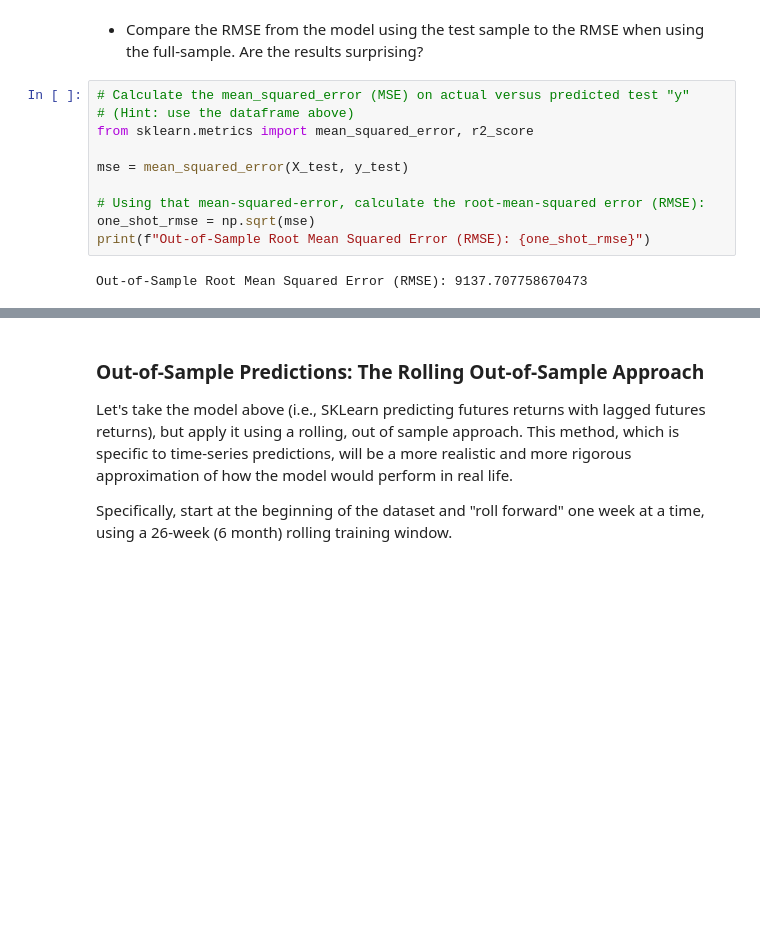
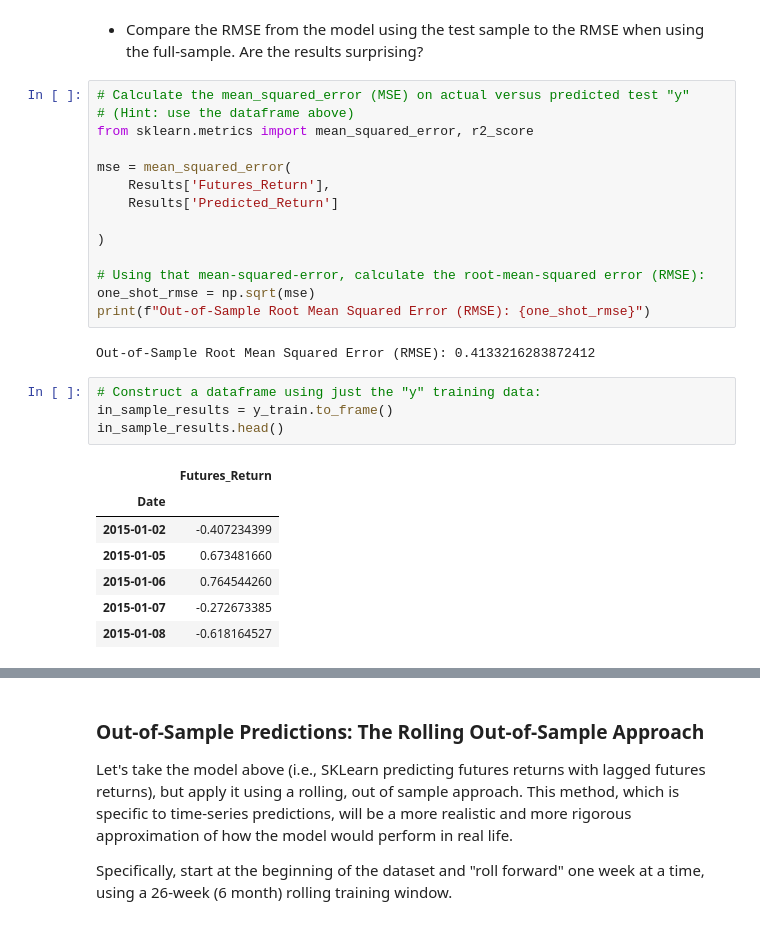
Before and after one commit to stragitech/Yen_Futures, a Jupyter notebook: time_series_analysis.ipynb, the cells around one changed output, grey strips where cells are left out. Drawn from its saved outputs; the diff is of its cells as text; blank space fills up the shorter version.

Commit message:
Fixed RMSE value for out of sample predictions

```diff
--- a/time_series_analysis.ipynb
+++ b/time_series_analysis.ipynb
@@ -655,10 +656,26 @@ y_test.shape
 # (Hint: use the dataframe above)
 from sklearn.metrics import mean_squared_error, r2_score
 
-mse = mean_squared_error(X_test, y_test)
+mse = mean_squared_error(
+    Results['Futures_Return'],
+    Results['Predicted_Return']
+
+)
 
 # Using that mean-squared-error, calculate the root-mean-squared error (RMSE):
 one_shot_rmse = np.sqrt(mse)
 print(f"Out-of-Sample Root Mean Squared Error (RMSE): {one_shot_rmse}")
 # %% [output]
-Out-of-Sample Root Mean Squared Error (RMSE): 9137.707758670473
+Out-of-Sample Root Mean Squared Error (RMSE): 0.4133216283872412
+# %%
+# Construct a dataframe using just the "y" training data:
+in_sample_results = y_train.to_frame()
+in_sample_results.head()
+# %% [output]
+|  | Futures_Return |
+| Date |  |
+| 2015-01-02 | -0.407234399 |
+| 2015-01-05 | 0.673481660 |
+| 2015-01-06 | 0.764544260 |
+| 2015-01-07 | -0.272673385 |
+| 2015-01-08 | -0.618164527 |
```
Also changed, not shown: parts of 23 cells of this notebook.
